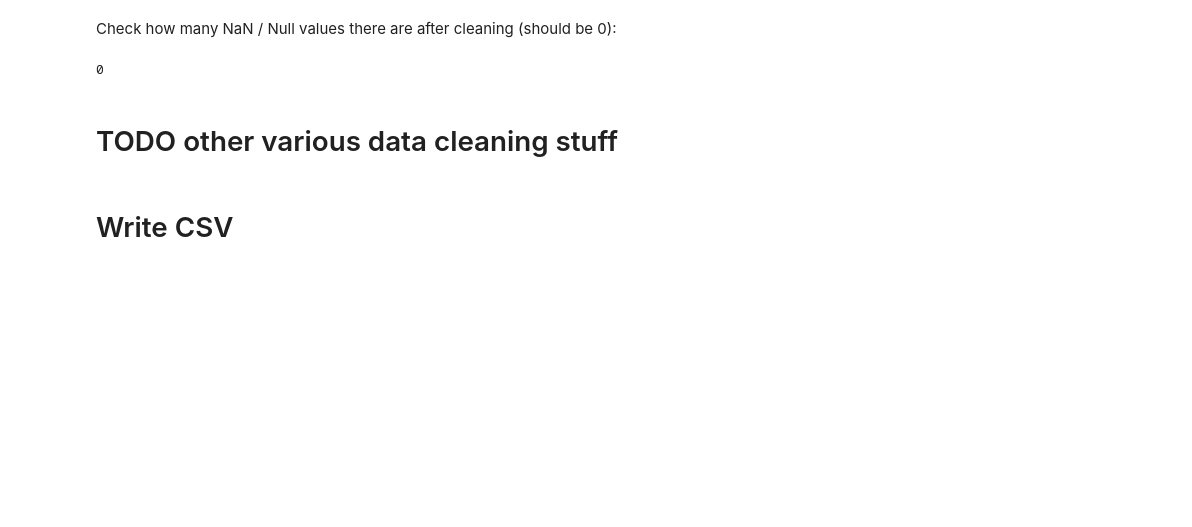
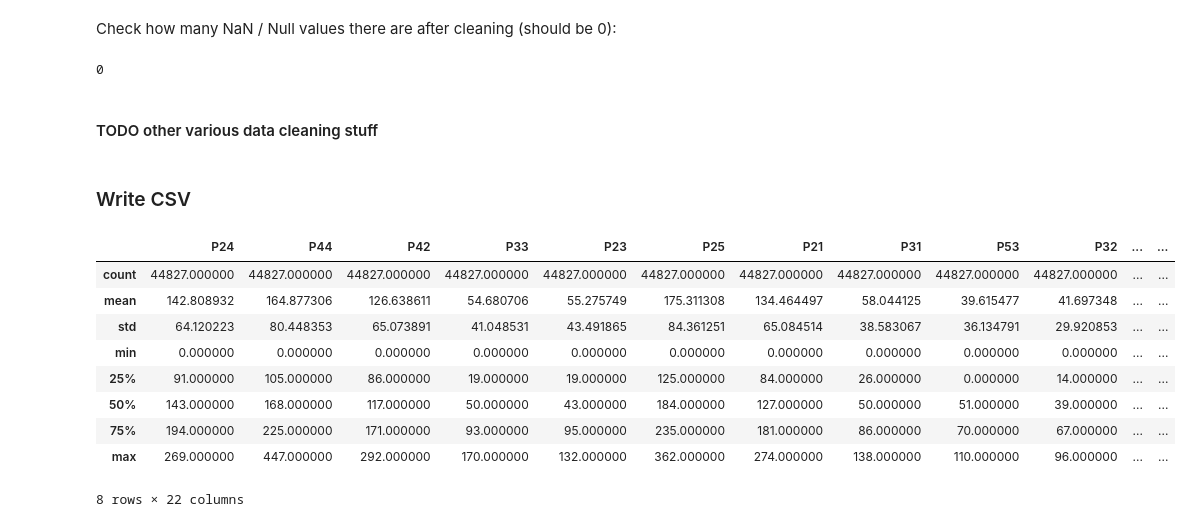
Before and after one commit to mr-perseus/parcaster, a Jupyter notebook: data/preprocessing/01_clean_data.ipynb, the cells around one changed output. Cells and saved outputs as stored; diff of their text form; code cells hidden in the pictures; blank space fills up the shorter version.

```diff
--- a/data/preprocessing/01_clean_data.ipynb
+++ b/data/preprocessing/01_clean_data.ipynb
@@ -54,3 +62,3 @@ df.describe()
 # %%
 # Both not in use for whole time
-df.drop(['P54', 'P41'], axis=1)
+df = df.drop(['P54', 'P41'], axis=1)
@@ -91,9 +101,22 @@ df.isnull().sum().sum()
 # %% [output]
 0
 # %% [markdown]
-# TODO other various data cleaning stuff
+#### TODO other various data cleaning stuff
 # %%
 # TODO
 # %% [markdown]
-# Write CSV
+### Write CSV
+# %%
+df.describe()
+# %% [output]
+|  | P24 | P44 | P42 | P33 | P23 | P25 | P21 | P31 | P53 | P32 | ... | ... |
+| count | 44827.000000 | 44827.000000 | 44827.000000 | 44827.000000 | 44827.000000 | 44827.000000 | 44827.000000 | 44827.000000 | 44827.000000 | 44827.000000 | ... | ... |
+| mean | 142.808932 | 164.877306 | 126.638611 | 54.680706 | 55.275749 | 175.311308 | 134.464497 | 58.044125 | 39.615477 | 41.697348 | ... | ... |
+| std | 64.120223 | 80.448353 | 65.073891 | 41.048531 | 43.491865 | 84.361251 | 65.084514 | 38.583067 | 36.134791 | 29.920853 | ... | ... |
+| min | 0.000000 | 0.000000 | 0.000000 | 0.000000 | 0.000000 | 0.000000 | 0.000000 | 0.000000 | 0.000000 | 0.000000 | ... | ... |
+| 25% | 91.000000 | 105.000000 | 86.000000 | 19.000000 | 19.000000 | 125.000000 | 84.000000 | 26.000000 | 0.000000 | 14.000000 | ... | ... |
+| 50% | 143.000000 | 168.000000 | 117.000000 | 50.000000 | 43.000000 | 184.000000 | 127.000000 | 50.000000 | 51.000000 | 39.000000 | ... | ... |
+| 75% | 194.000000 | 225.000000 | 171.000000 | 93.000000 | 95.000000 | 235.000000 | 181.000000 | 86.000000 | 70.000000 | 67.000000 | ... | ... |
+| max | 269.000000 | 447.000000 | 292.000000 | 170.000000 | 132.000000 | 362.000000 | 274.000000 | 138.000000 | 110.000000 | 96.000000 | ... | ... |
+8 rows × 22 columns
 # %%
```
Also changed, not shown: parts of 17 cells of this notebook, 2 other files.
